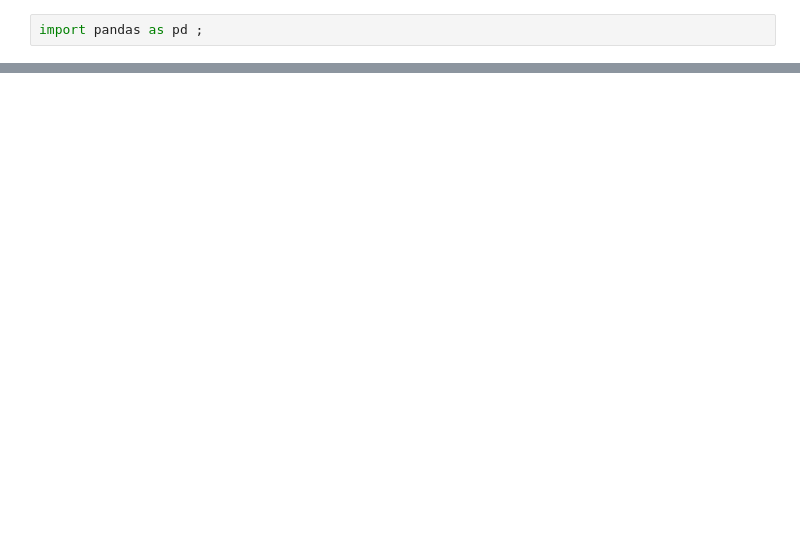
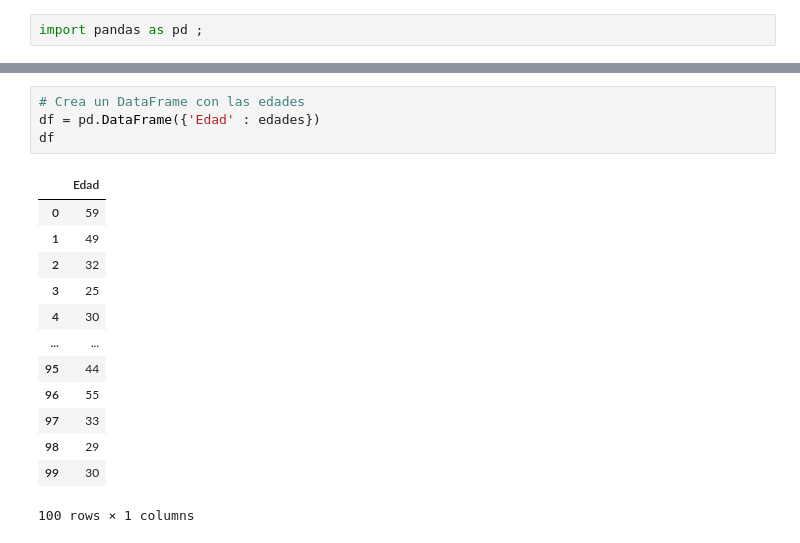
Before and after one commit to 25041095-HDEZ/Probabilidad, a Jupyter notebook: Unidad 1/PRO_U1_Pracrica3.ipynb, the cells around one changed output, grey strips where cells are left out. Cells and saved outputs as stored; diff of their text form; blank space fills up the shorter version.

```diff
--- a/Unidad 1/PRO_U1_Pracrica3.ipynb
+++ b/Unidad 1/PRO_U1_Pracrica3.ipynb
@@ -132,0 +166,18 @@ tabla_frecuencias
+# %%
+# Crea un DataFrame con las edades
+df = pd.DataFrame({'Edad' : edades})
+df
+# %% [output]
+|  | Edad |
+| 0 | 59 |
+| 1 | 49 |
+| 2 | 32 |
+| 3 | 25 |
+| 4 | 30 |
+| ... | ... |
+| 95 | 44 |
+| 96 | 55 |
+| 97 | 33 |
+| 98 | 29 |
+| 99 | 30 |
+100 rows × 1 columns
```
Also changed, not shown: parts of 21 cells of this notebook.
